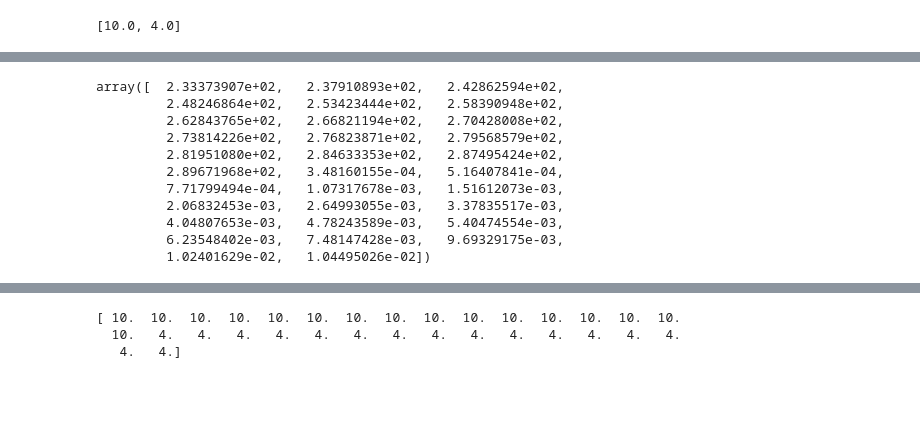
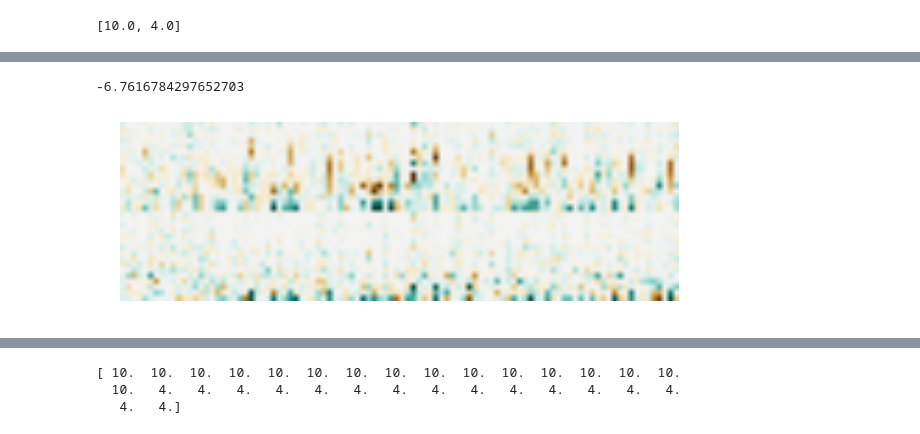
Before and after one commit to jgdwyer/ML-convection, a Jupyter notebook: Neural Network Workbook.ipynb, the cells around one changed output, grey strips where cells are left out. Saved outputs shown, nothing was run; the diff lists cells and outputs as text; code cells hidden in the pictures; blank space fills up the shorter version.

```diff
--- a/Neural Network Workbook.ipynb
+++ b/Neural Network Workbook.ipynb
@@ -603,14 +594,10 @@ Nlev=int(b2.shape[0]/2)
-# %%
-x_pp.mean_
-# %% [output]
-array([  2.33373907e+02,   2.37910893e+02,   2.42862594e+02,
-         2.48246864e+02,   2.53423444e+02,   2.58390948e+02,
-         2.62843765e+02,   2.66821194e+02,   2.70428008e+02,
-         2.73814226e+02,   2.76823871e+02,   2.79568579e+02,
-         2.81951080e+02,   2.84633353e+02,   2.87495424e+02,
-         2.89671968e+02,   3.48160155e-04,   5.16407841e-04,
-         7.71799494e-04,   1.07317678e-03,   1.51612073e-03,
-         2.06832453e-03,   2.64993055e-03,   3.37835517e-03,
-         4.04807653e-03,   4.78243589e-03,   5.40474554e-03,
-         6.23548402e-03,   7.48147428e-03,   9.69329175e-03,
-         1.02401629e-02,   1.04495026e-02])
+# %%
+np.amin(w2)
+# %% [output]
+-6.7616784297652703
+# %%
+plt.imshow(w1,cmap=plt.cm.BrBG,vmin=-5,vmax=5)
+plt.axis('off')
+plt.savefig('/Users/jgdwyer/Desktop/w1.png', bbox_inches='tight')
+# %% [output]
+[figure, added]
```
Also changed, not shown: parts of 16 cells of this notebook, 2 other files.
